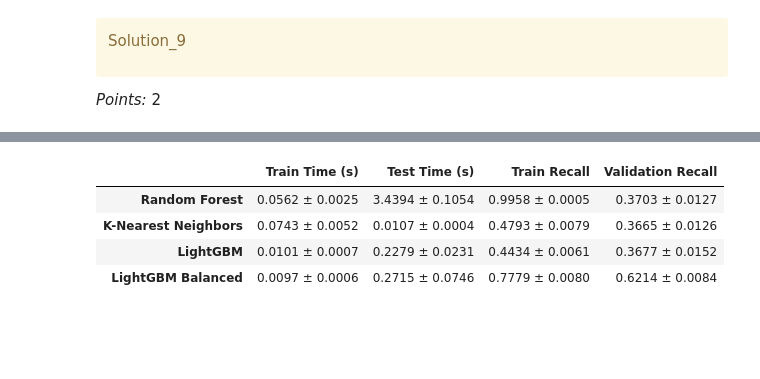
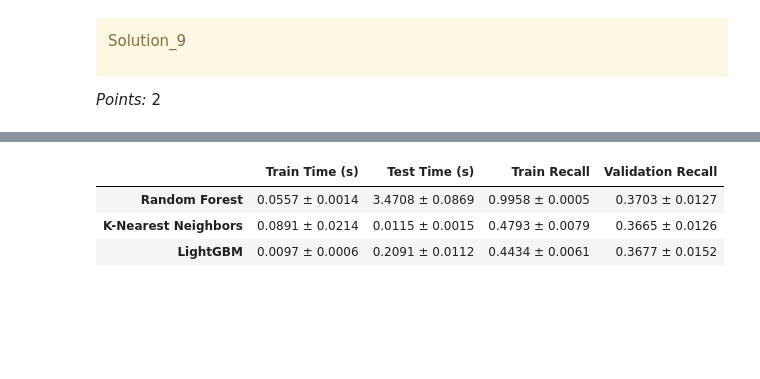
Before and after one commit to Nick-Fong925/CPSC330-hw5, a Jupyter notebook: hw5.ipynb, the cells around one changed output, grey strips where cells are left out. Cells and saved outputs as stored; diff of their text form; code cells hidden in the pictures.

```diff
--- a/hw5.ipynb
+++ b/hw5.ipynb
@@ -673,17 +666,12 @@ pipe_knn = make_pipeline(
 pipe_lgbm = make_pipeline(
     preprocessor, LGBMClassifier(random_state=123, verbose=-1)
 )
-pipe_lgbm_balanced = make_pipeline(
-    preprocessor, LGBMClassifier(random_state=123, verbose=-1, class_weight="balanced")
-)
-
-
 
 classifiers = {
     "random forest": pipe_rf,
     'K-Nearest Neighbors': pipe_knn,
     "LightGBM": pipe_lgbm,
-    "LightGBM_balanced": pipe_lgbm_balanced
+
 }
 # %%
 results = {}
@@ -767,45 +762,39 @@ pipe_knn = make_pipeline(
 pipe_lgbm = make_pipeline(
     ct_modified, LGBMClassifier(random_state=123, verbose=-1)
 )
-pipe_lgbm_balanced = make_pipeline(
-    ct_modified, LGBMClassifier(random_state=123, verbose=-1, class_weight="balanced")
-)
-
 
 classifiers = {
     "Random Forest": pipe_rf,
     'K-Nearest Neighbors': pipe_knn,
     "LightGBM": pipe_lgbm,
-    "LightGBM Balanced": pipe_lgbm_balanced
 }
 
 results = {}
 for name, model in classifiers.items():
     results[name] = cross_validate(
         model, X_train, y_train, return_train_score=True, scoring=recall_scorer
     )
 
 results_df = pd.DataFrame(results).T
 
 
 formatted_results = {}
 for name, result in results.items():
     formatted_results[name] = {
         "Train Time (s)": f"{np.mean(result['score_time']):.4f} ± {np.std(result['score_time']):.4f}",
         "Test Time (s)": f"{np.mean(result['fit_time']):.4f} ± {np.std(result['fit_time']):.4f}",
         "Train Recall": f"{np.mean(result['train_score']):.4f} ± {np.std(result['train_score']):.4f}",
         "Validation Recall": f"{np.mean(result['test_score']):.4f} ± {np.std(result['test_score']):.4f}",
     }
 
 
 formatted_results_df = pd.DataFrame(formatted_results).T
 formatted_results_df
 # %% [output]
 |  | Train Time (s) | Test Time (s) | Train Recall | Validation Recall |
-| Random Forest | 0.0562 ± 0.0025 | 3.4394 ± 0.1054 | 0.9958 ± 0.0005 | 0.3703 ± 0.0127 |
-| K-Nearest Neighbors | 0.0743 ± 0.0052 | 0.0107 ± 0.0004 | 0.4793 ± 0.0079 | 0.3665 ± 0.0126 |
-| LightGBM | 0.0101 ± 0.0007 | 0.2279 ± 0.0231 | 0.4434 ± 0.0061 | 0.3677 ± 0.0152 |
-| LightGBM Balanced | 0.0097 ± 0.0006 | 0.2715 ± 0.0746 | 0.7779 ± 0.0080 | 0.6214 ± 0.0084 |
+| Random Forest | 0.0557 ± 0.0014 | 3.4708 ± 0.0869 | 0.9958 ± 0.0005 | 0.3703 ± 0.0127 |
+| K-Nearest Neighbors | 0.0891 ± 0.0214 | 0.0115 ± 0.0015 | 0.4793 ± 0.0079 | 0.3665 ± 0.0126 |
+| LightGBM | 0.0097 ± 0.0006 | 0.2091 ± 0.0112 | 0.4434 ± 0.0061 | 0.3677 ± 0.0152 |
 # %% [markdown]
 <!-- END QUESTION -->
 
```
Also changed, not shown: parts of 18 cells of this notebook, 1 other file.
